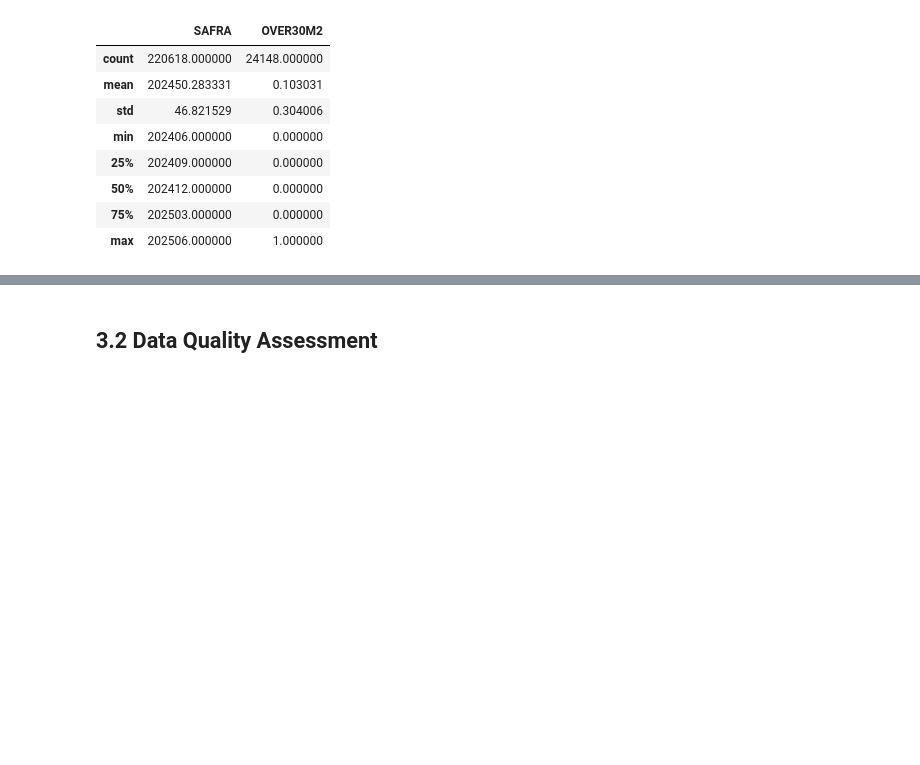
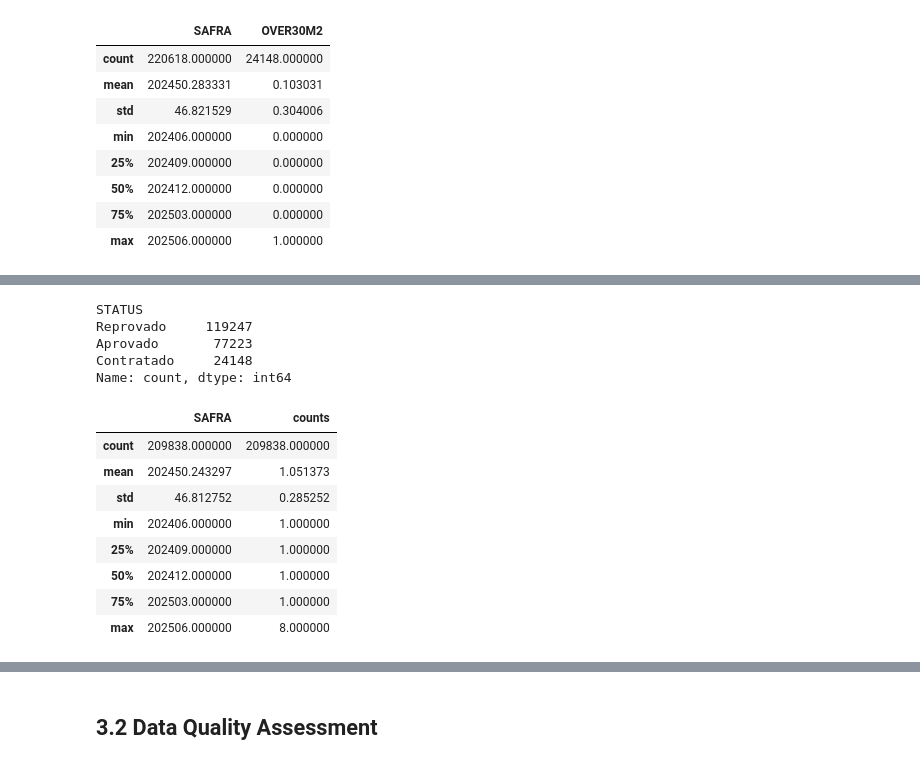
Before and after one commit to VTsilva/case_data_scientist_senior_klavi, a Jupyter notebook: Notebook_processo.ipynb, the cells around one changed output, grey strips where cells are left out. Drawn from its saved outputs; the diff is of its cells as text; code cells hidden in the pictures; blank space fills up the shorter version.

```diff
--- a/Notebook_processo.ipynb
+++ b/Notebook_processo.ipynb
@@ -85,3 +200,6 @@ base_profile.describe()
 | 50% | 202412.000000 | 0.000000 |
 | 75% | 202503.000000 | 0.000000 |
 | max | 202506.000000 | 1.000000 |
+# %%
+# convertendo a coluna DATA para datetime
+base_profile['DATA'] = pd.to_datetime(base_profile['DATA'], errors='coerce')
@@ -87,0 +210,3 @@ base_profile.describe()
+# %%
+# convertendo a coluna Safra para datetime
+base_profile['SAFRA'] = pd.to_datetime(base_profile['SAFRA'], errors='coerce')
@@ -87,0 +218,21 @@ base_profile.describe()
+# %%
+base_profile['STATUS'].value_counts()
+# %% [output]
+STATUS
+Reprovado     119247
+Aprovado       77223
+Contratado     24148
+Name: count, dtype: int64
+# %%
+# na base profile, contar os valores distintos da combinacao de uuid + safra
+base_profile.groupby(['uuid', 'SAFRA']).size().reset_index(name='counts').describe()
+# %% [output]
+|  | SAFRA | counts |
+| count | 209838.000000 | 209838.000000 |
+| mean | 202450.243297 | 1.051373 |
+| std | 46.812752 | 0.285252 |
+| min | 202406.000000 | 1.000000 |
+| 25% | 202409.000000 | 1.000000 |
+| 50% | 202412.000000 | 1.000000 |
+| 75% | 202503.000000 | 1.000000 |
+| max | 202506.000000 | 8.000000 |
```
Also changed, not shown: parts of 21 cells of this notebook.
